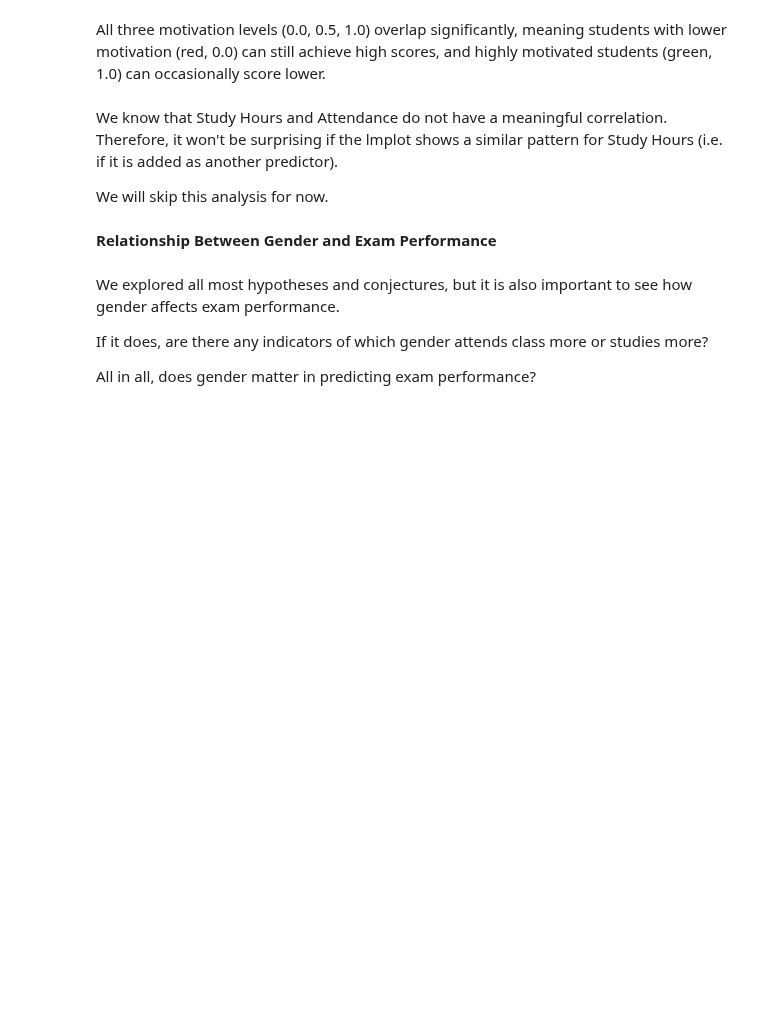
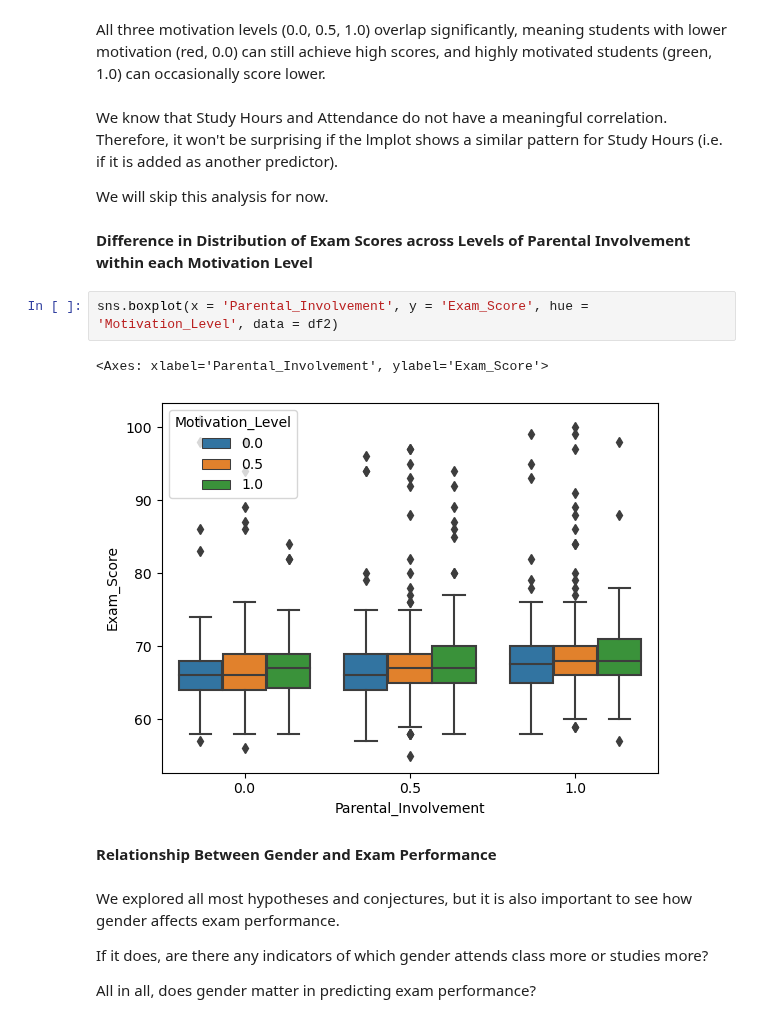
Before and after one commit to setarehsalkhi/OMIS-114-Project, a Jupyter notebook: CleanedData.ipynb, the cells around one changed output. Cells and saved outputs as stored; diff of their text form; blank space fills up the shorter version.

```diff
--- a/CleanedData.ipynb
+++ b/CleanedData.ipynb
@@ -493,6 +506,13 @@ All three motivation levels (0.0, 0.5, 1.0) overlap significantly, meaning stude
 We know that Study Hours and Attendance do not have a meaningful correlation. Therefore, it won't be surprising if the lmplot shows a similar pattern for Study Hours (i.e. if it is added as another predictor).
 
 We will skip this analysis for now.
+# %% [markdown]
+<b> Difference in Distribution of Exam Scores across Levels of Parental Involvement within each Motivation Level </b>
+# %%
+sns.boxplot(x = 'Parental_Involvement', y = 'Exam_Score', hue = 'Motivation_Level', data = df2)
+# %% [output]
+<Axes: xlabel='Parental_Involvement', ylabel='Exam_Score'>
+[figure, added]
 # %% [markdown]
 <b> Relationship Between Gender and Exam Performance </b>
 # %% [markdown]
```
Also changed, not shown: parts of 5 cells of this notebook.
